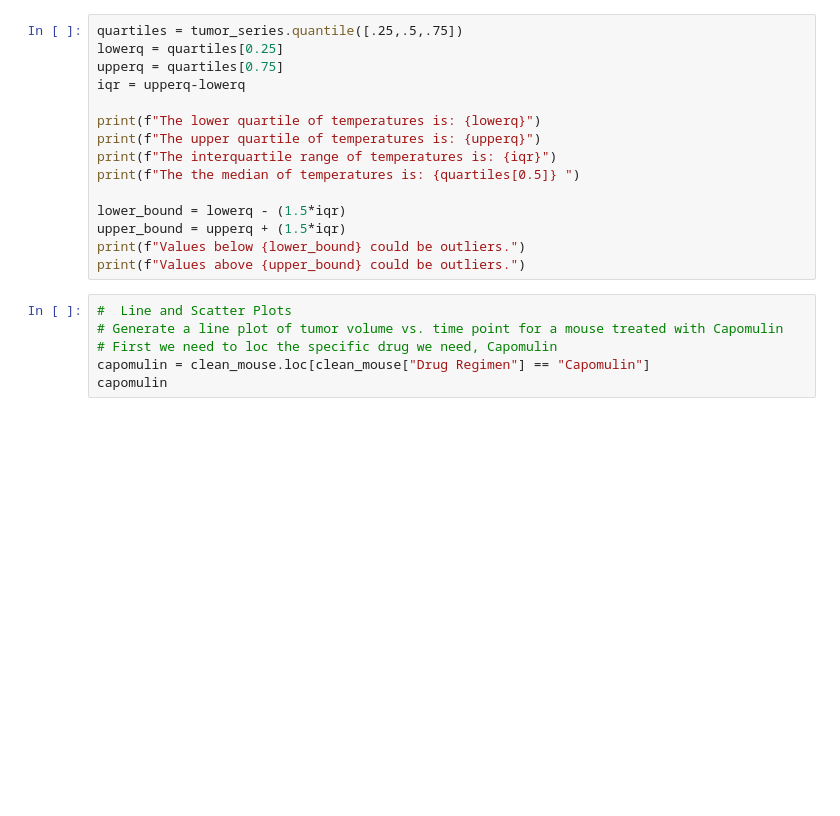
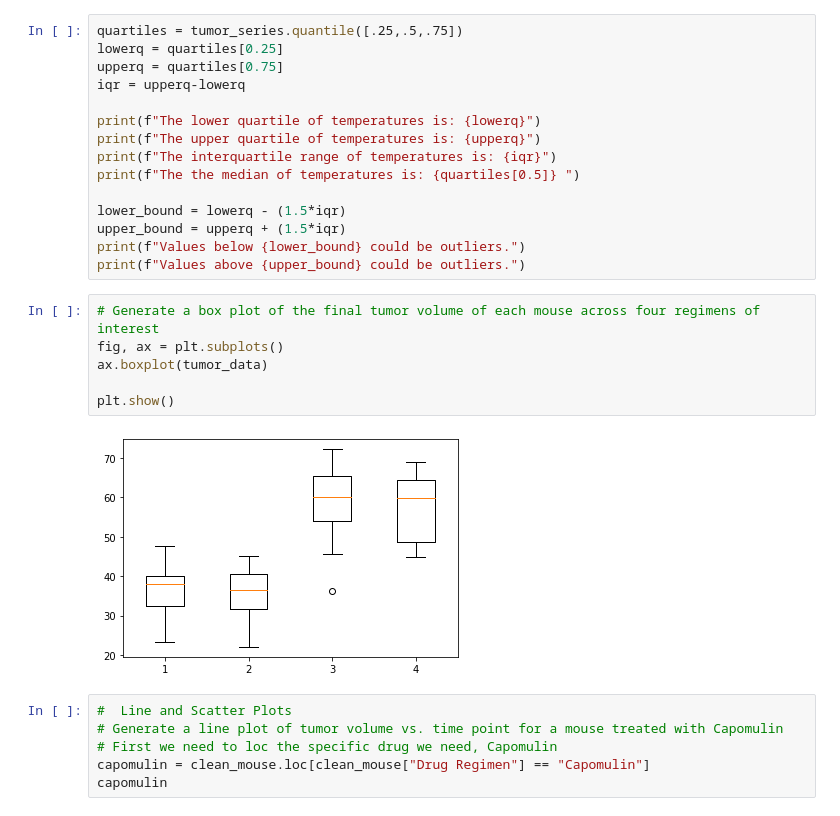
Before and after one commit to anajuarezar/matplotlib-challenge, a Jupyter notebook: pymaceuticals.ipynb, the cells around one changed output. Drawn from its saved outputs; the diff is of its cells as text; blank space fills up the shorter version.

Commit message:
Box plot

```diff
--- a/pymaceuticals.ipynb
+++ b/pymaceuticals.ipynb
@@ -357,6 +357,14 @@ lower_bound = lowerq - (1.5*iqr)
 upper_bound = upperq + (1.5*iqr)
 print(f"Values below {lower_bound} could be outliers.")
 print(f"Values above {upper_bound} could be outliers.")
+# %%
+# Generate a box plot of the final tumor volume of each mouse across four regimens of interest
+fig, ax = plt.subplots()
+ax.boxplot(tumor_data)
+
+plt.show()
+# %% [output]
+[figure, added]
 # %%
 #  Line and Scatter Plots
 # Generate a line plot of tumor volume vs. time point for a mouse treated with Capomulin
```
